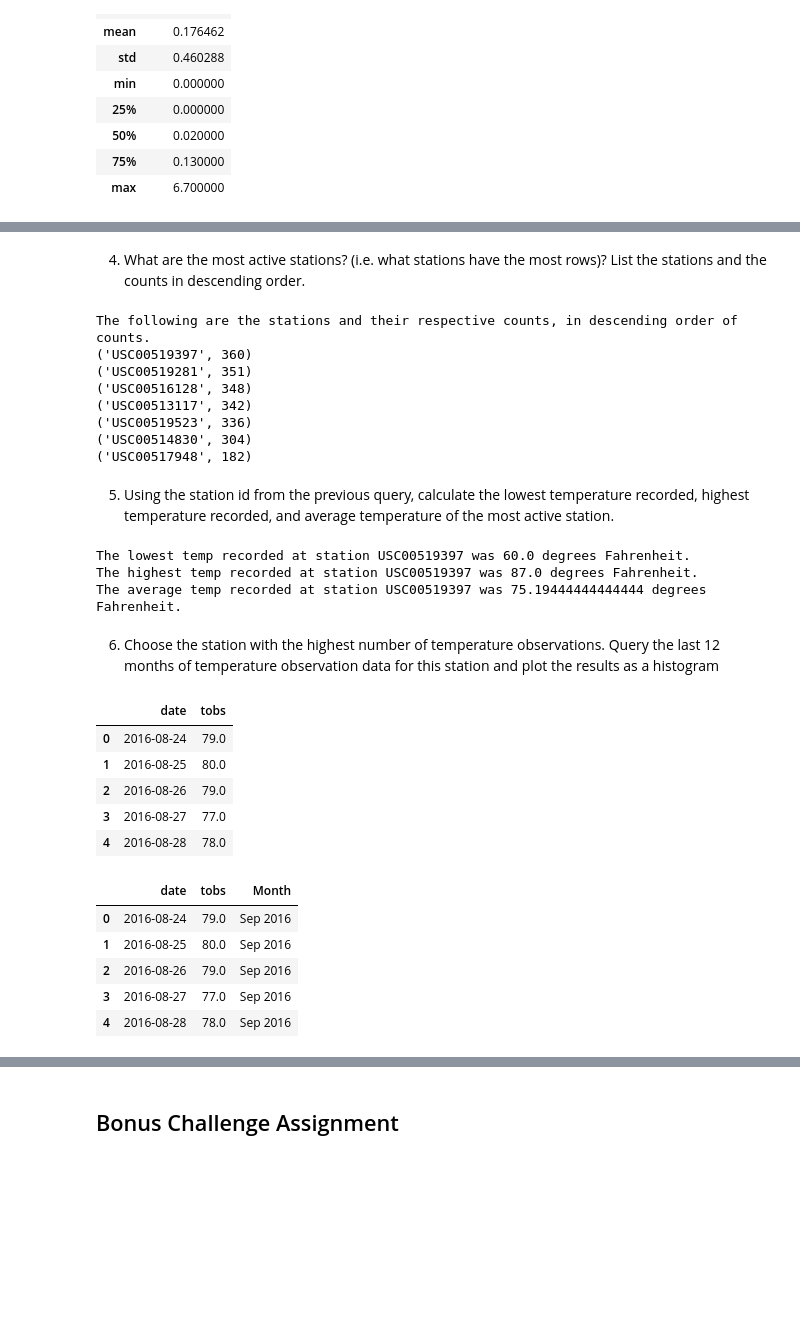
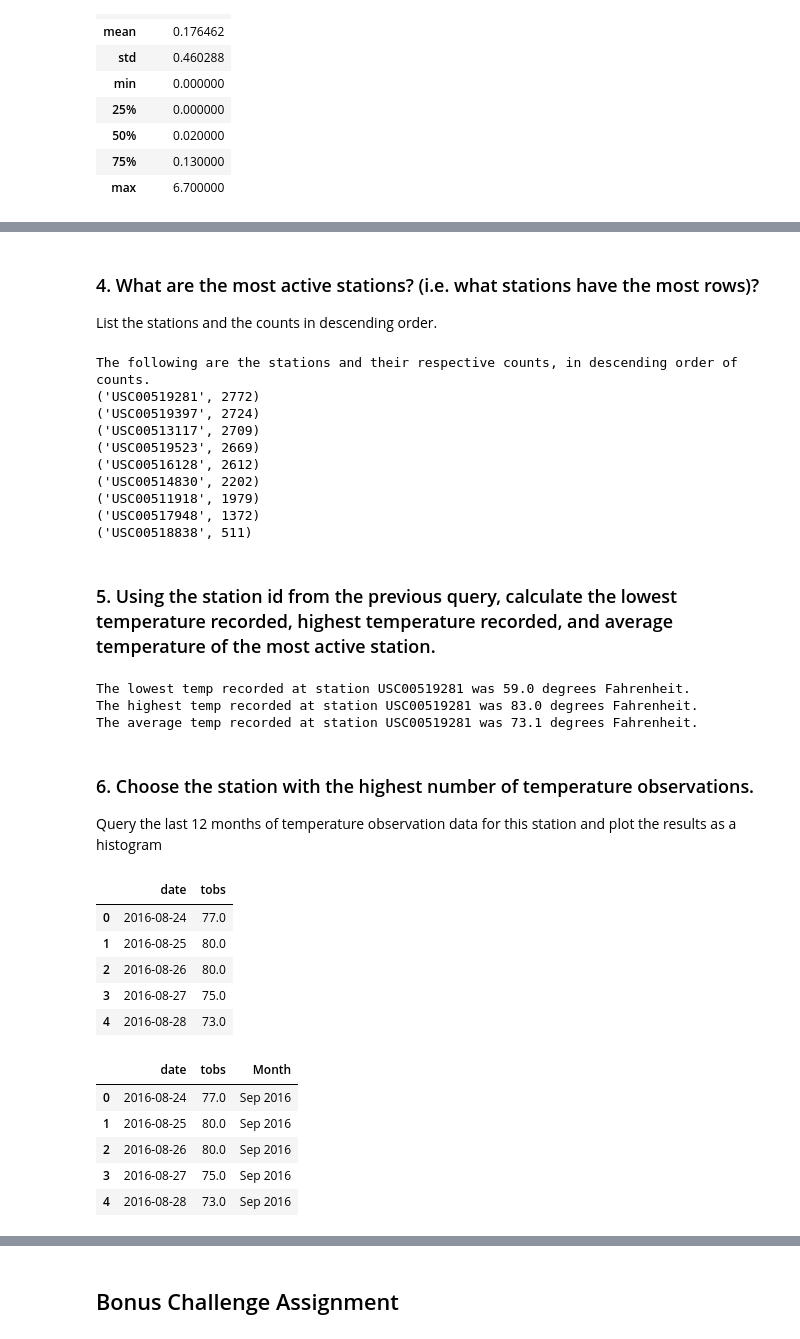
Before and after one commit to Rob-Ottogalli/sqlalchemy-challenge, a Jupyter notebook: Code/climate_starter_Robert_Ottogalli.ipynb, the cells around one changed output, grey strips where cells are left out. Saved outputs shown, nothing was run; the diff lists cells and outputs as text; code cells hidden in the pictures; blank space fills up the shorter version.

```diff
--- a/Code/climate_starter_Robert_Ottogalli.ipynb
+++ b/Code/climate_starter_Robert_Ottogalli.ipynb
@@ -180,75 +180,77 @@ There are 7 stations in this data set.
 # %% [markdown]
-4. What are the most active stations? (i.e. what stations have the most rows)?
+###  4. What are the most active stations? (i.e. what stations have the most rows)?
  List the stations and the counts in descending order.
 # %%
 # Set a query to list unique stations and count occurrences
 print("The following are the stations and their respective counts, in descending order of counts.")
-for row in (session.query(Measurement.station, func.count(Measurement.station))
-            .filter(Measurement.date >= year_prior)
-            .group_by(Measurement.station)
+for row in (session.query(Station.station, func.count(Measurement.station))
+            .join(Measurement, Station.station == Measurement.station)
+            .group_by(Station.station)
             .order_by(func.count(Measurement.station).desc())
             .all()):
     print(row)
 # %% [output]
 The following are the stations and their respective counts, in descending order of counts.
-('USC00519397', 360)
-('USC00519281', 351)
-('USC00516128', 348)
-('USC00513117', 342)
-('USC00519523', 336)
-('USC00514830', 304)
-('USC00517948', 182)
+('USC00519281', 2772)
+('USC00519397', 2724)
+('USC00513117', 2709)
+('USC00519523', 2669)
+('USC00516128', 2612)
+('USC00514830', 2202)
+('USC00511918', 1979)
+('USC00517948', 1372)
+('USC00518838', 511)
 # %% [markdown]
-5. Using the station id from the previous query, calculate the lowest temperature recorded, highest temperature recorded, and average temperature of the most active station.
+###  5. Using the station id from the previous query, calculate the lowest temperature recorded, highest temperature recorded, and average temperature of the most active station.
 # %%
 # Min temp query
 min_temp = (session.query(func.min(Measurement.tobs))
           .filter(Measurement.date >= year_prior)
-          .filter(Measurement.station == "USC00519397")
+          .filter(Measurement.station == "USC00519281")
           .all())
 
 # Max temp query
 max_temp = (session.query(func.max(Measurement.tobs))
           .filter(Measurement.date >= year_prior)
-          .filter(Measurement.station == "USC00519397")
+          .filter(Measurement.station == "USC00519281")
           .all())
 
 # Avg temp query
 avg_temp = (session.query(func.avg(Measurement.tobs))
           .filter(Measurement.date >= year_prior)
-          .filter(Measurement.station == "USC00519397")
+          .filter(Measurement.station == "USC00519281")
           .all())
 
 # Print report.
-print(f"The lowest temp recorded at station USC00519397 was {min_temp[0][0]} degrees Fahrenheit.")
-print(f"The highest temp recorded at station USC00519397 was {max_temp[0][0]} degrees Fahrenheit.")
-print(f"The average temp recorded at station USC00519397 was {avg_temp[0][0]} degrees Fahrenheit.")
+print(f"The lowest temp recorded at station USC00519281 was {min_temp[0][0]} degrees Fahrenheit.")
+print(f"The highest temp recorded at station USC00519281 was {max_temp[0][0]} degrees Fahrenheit.")
+print(f"The average temp recorded at station USC00519281 was {round(avg_temp[0][0], 1)} degrees Fahrenheit.")
 # %% [output]
-The lowest temp recorded at station USC00519397 was 60.0 degrees Fahrenheit.
-The highest temp recorded at station USC00519397 was 87.0 degrees Fahrenheit.
-The average temp recorded at station USC00519397 was 75.19444444444444 degrees Fahrenheit.
+The lowest temp recorded at station USC00519281 was 59.0 degrees Fahrenheit.
+The highest temp recorded at station USC00519281 was 83.0 degrees Fahrenheit.
+The average temp recorded at station USC00519281 was 73.1 degrees Fahrenheit.
 # %% [markdown]
-6. Choose the station with the highest number of temperature observations.
+###  6. Choose the station with the highest number of temperature observations.
 Query the last 12 months of temperature observation data for this station and plot the results as a histogram
 # %%
 # Write query
 year_data = (session.query(Measurement.date, Measurement.tobs)
             .filter(Measurement.date >= year_prior)
-            .filter(Measurement.station == "USC00519397"))
+            .filter(Measurement.station == "USC00519281"))
 
 # Save the query results as a Pandas DataFrame and set the index to the date column
 year_data_df = pd.read_sql_query(year_data.statement, session.get_bind())
 
 # Convert "date" column to datetime type
 year_data_df["date"] = pd.to_datetime(year_data_df["date"], yearfirst=True, infer_datetime_format=True)
 year_data_df.head()
 # %% [output]
 |  | date | tobs |
-| 0 | 2016-08-24 | 79.0 |
+| 0 | 2016-08-24 | 77.0 |
 | 1 | 2016-08-25 | 80.0 |
-| 2 | 2016-08-26 | 79.0 |
-| 3 | 2016-08-27 | 77.0 |
-| 4 | 2016-08-28 | 78.0 |
+| 2 | 2016-08-26 | 80.0 |
+| 3 | 2016-08-27 | 75.0 |
+| 4 | 2016-08-28 | 73.0 |
 # %%
 # Create bin_list to hold dates as strings
 bin_list = ["2016-08-22", "2016-09-22", "2016-10-22", "2016-11-22", "2016-12-22", "2017-01-22", "2017-02-22",
@@ -270,11 +272,11 @@ year_data_df = year_data_df.sort_values(by="date")
 year_data_df.head()
 # %% [output]
 |  | date | tobs | Month |
-| 0 | 2016-08-24 | 79.0 | Sep 2016 |
+| 0 | 2016-08-24 | 77.0 | Sep 2016 |
 | 1 | 2016-08-25 | 80.0 | Sep 2016 |
-| 2 | 2016-08-26 | 79.0 | Sep 2016 |
-| 3 | 2016-08-27 | 77.0 | Sep 2016 |
-| 4 | 2016-08-28 | 78.0 | Sep 2016 |
+| 2 | 2016-08-26 | 80.0 | Sep 2016 |
+| 3 | 2016-08-27 | 75.0 | Sep 2016 |
+| 4 | 2016-08-28 | 73.0 | Sep 2016 |
 # %%
 # Plot dates as histogram
 
```
Also changed, not shown: parts of 5 cells of this notebook, 2 other files.
